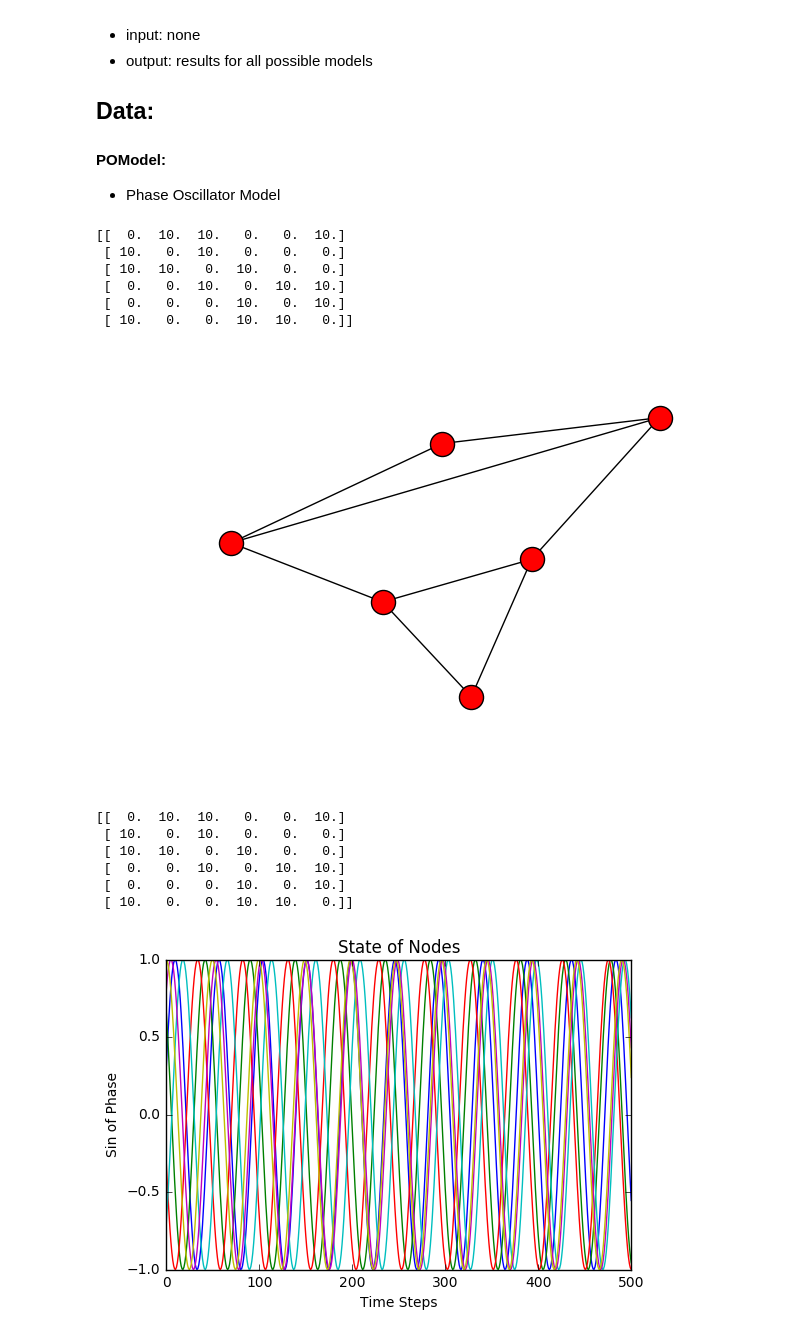
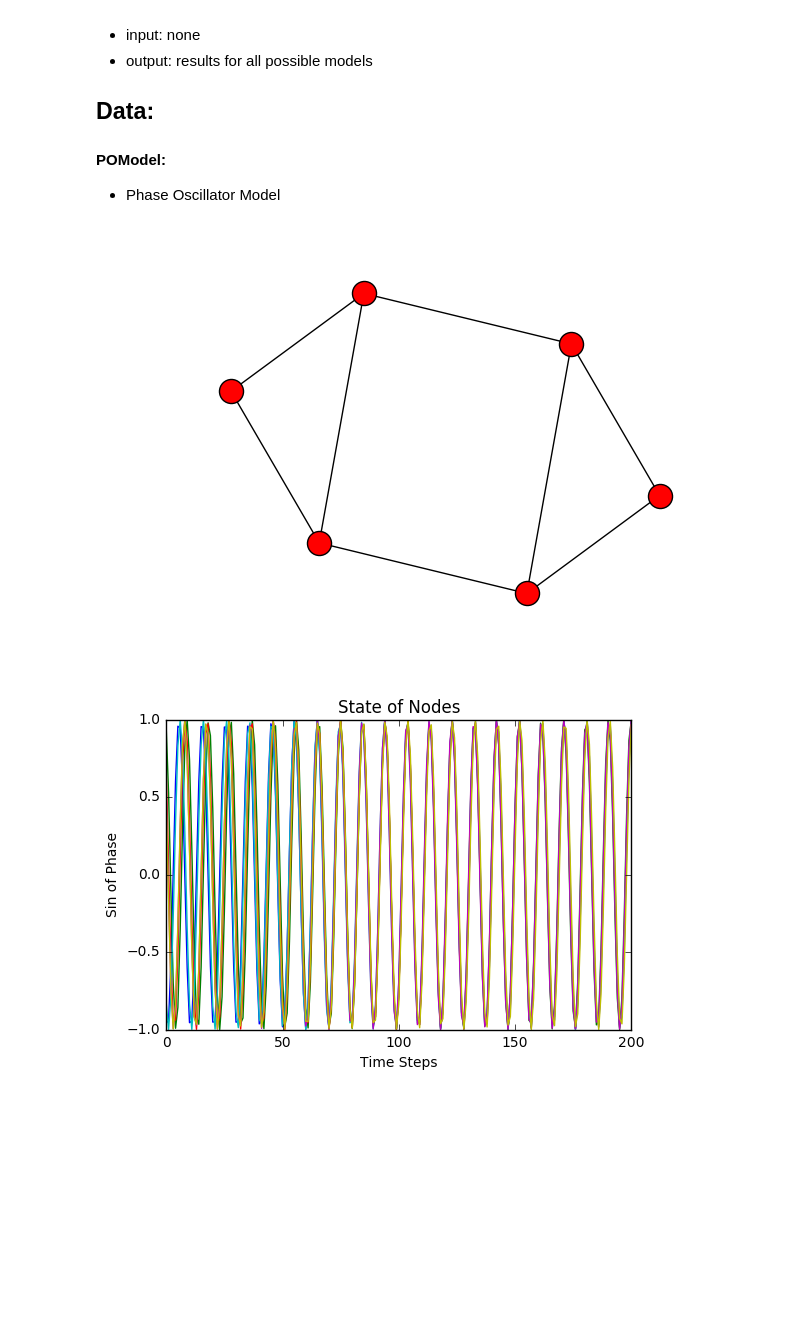
Before and after one commit to virati/KuramotoDBS, a Jupyter notebook: COSYNE Phase Oscillator.ipynb, the cells around one changed output. Saved outputs shown, nothing was run; the diff lists cells and outputs as text; code cells hidden in the pictures; blank space fills up the shorter version.

```diff
--- a/COSYNE Phase Oscillator.ipynb
+++ b/COSYNE Phase Oscillator.ipynb
@@ -27,9 +28,8 @@ Once deleted, variables cannot be recovered. Proceed (y/[n])? y
 class POModel:
     def __init__(self,A, dt = .01):
         self.G = nx.from_numpy_matrix(A) #Graph
-        print(nx.to_numpy_matrix(G))
-        self.states = np.matrix([[0],[np.pi/2],[np.pi],[3*np.pi/2],[2*np.pi],[np.pi/3]]) +  np.random.uniform(0,1,size=(6,1))# memory of phases
-        self.w = np.matrix(np.matrix([[13],[13],[13],[13],[13],[13]])) #+ np.random.normal(0,2,size=(6,1)) #init intrinsic freq.
+        self.states = np.matrix(np.random.uniform(0,2*np.pi,size=(6,1)))# memory of phases
+        self.w = np.matrix(np.random.normal(13,.1,size=(6,1))) #init intrinsic freq.
         self.t = 0 #time
         self.dt = dt #time step
 
@@ -54,22 +54,15 @@ class POModel:
 nodes = [1,2,3,4,5,6]
 G = nx.Graph()
 G.add_nodes_from(nodes)
-K = 10 # This is the default value of K - "semisynchronous"
+K = 1 # This is the default value of K - "semisynchronous"
 G.add_weighted_edges_from([(1,2,K),(2,3,K),(1,3,K),(3,4,K),(4,5,K),(4,6,K),(5,6,K),(1,6,K)])
 
 #Quick plot of G
 nx.draw(G)
 
 A = nx.to_numpy_matrix(G)
-print(A)
 # %% [output]
-[[  0.  10.  10.   0.   0.  10.]
- [ 10.   0.  10.   0.   0.   0.]
- [ 10.  10.   0.  10.   0.   0.]
- [  0.   0.  10.   0.  10.  10.]
- [  0.   0.   0.  10.   0.  10.]
- [ 10.   0.   0.  10.  10.   0.]]
-[figure, old version]
+[figure, new version]
 # %%
 def run_model(A, t = 10):
     P = POModel(A)
@@ -77,22 +70,13 @@ def run_model(A, t = 10):
         P.step()
     return P
 # %%
-def state_course(A, time = 5):
-    P = run_model(A,time)
-
+def state_course(P):
     plt.figure()
     plt.plot(np.sin(P.states.T))
     plt.xlabel('Time Steps')
     plt.ylabel('Sin of Phase')
     plt.title('State of Nodes')
-    plt.xlim((0,int(time/P.dt)))
     plt.show()
-state_course(A)
+state_course(run_model(A))
 # %% [output]
-[[  0.  10.  10.   0.   0.  10.]
- [ 10.   0.  10.   0.   0.   0.]
- [ 10.  10.   0.  10.   0.   0.]
- [  0.   0.  10.   0.  10.  10.]
- [  0.   0.   0.  10.   0.  10.]
- [ 10.   0.   0.  10.  10.   0.]]
-[figure, old version]
+[figure, new version]
```
Also changed, not shown: parts of 5 cells of this notebook, 1 other file.
